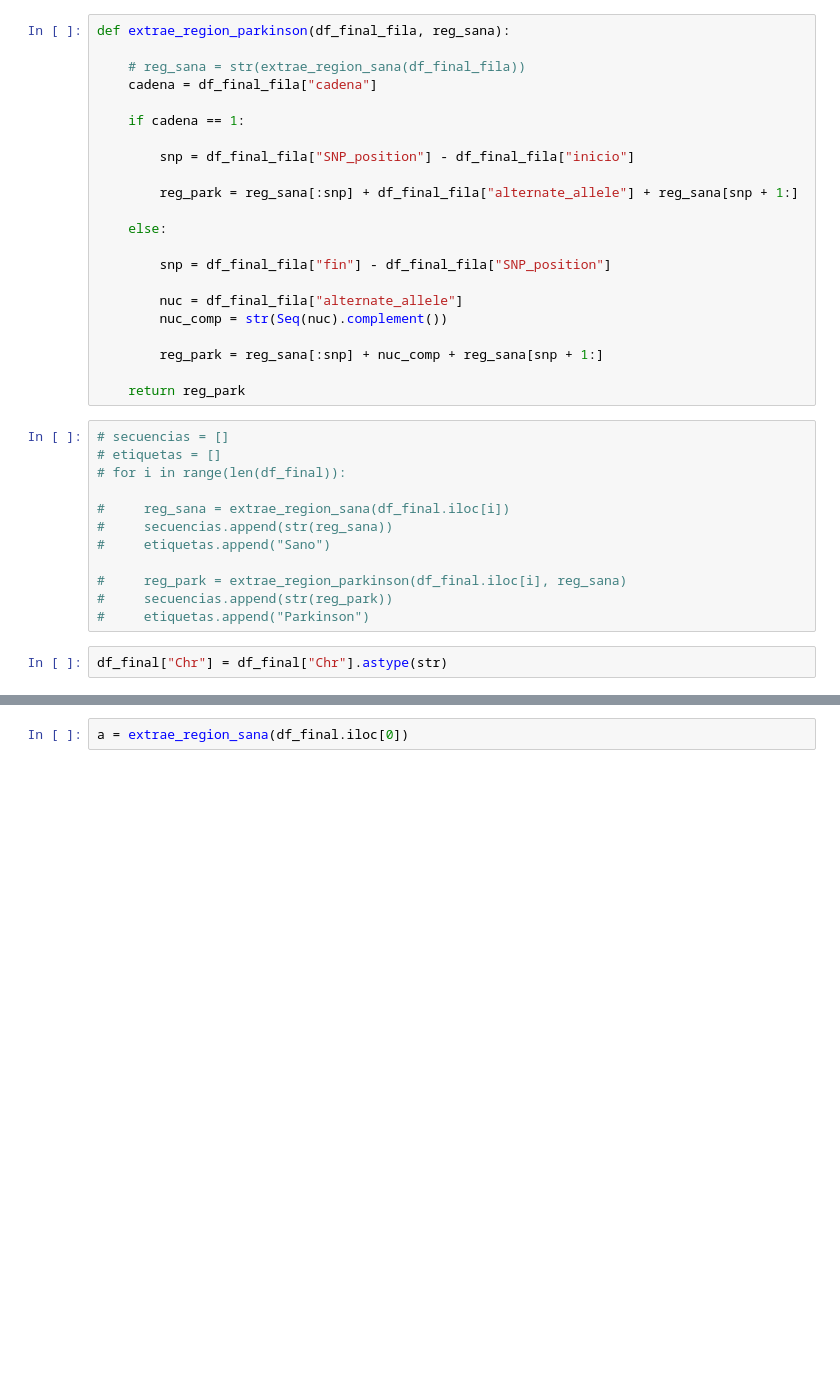
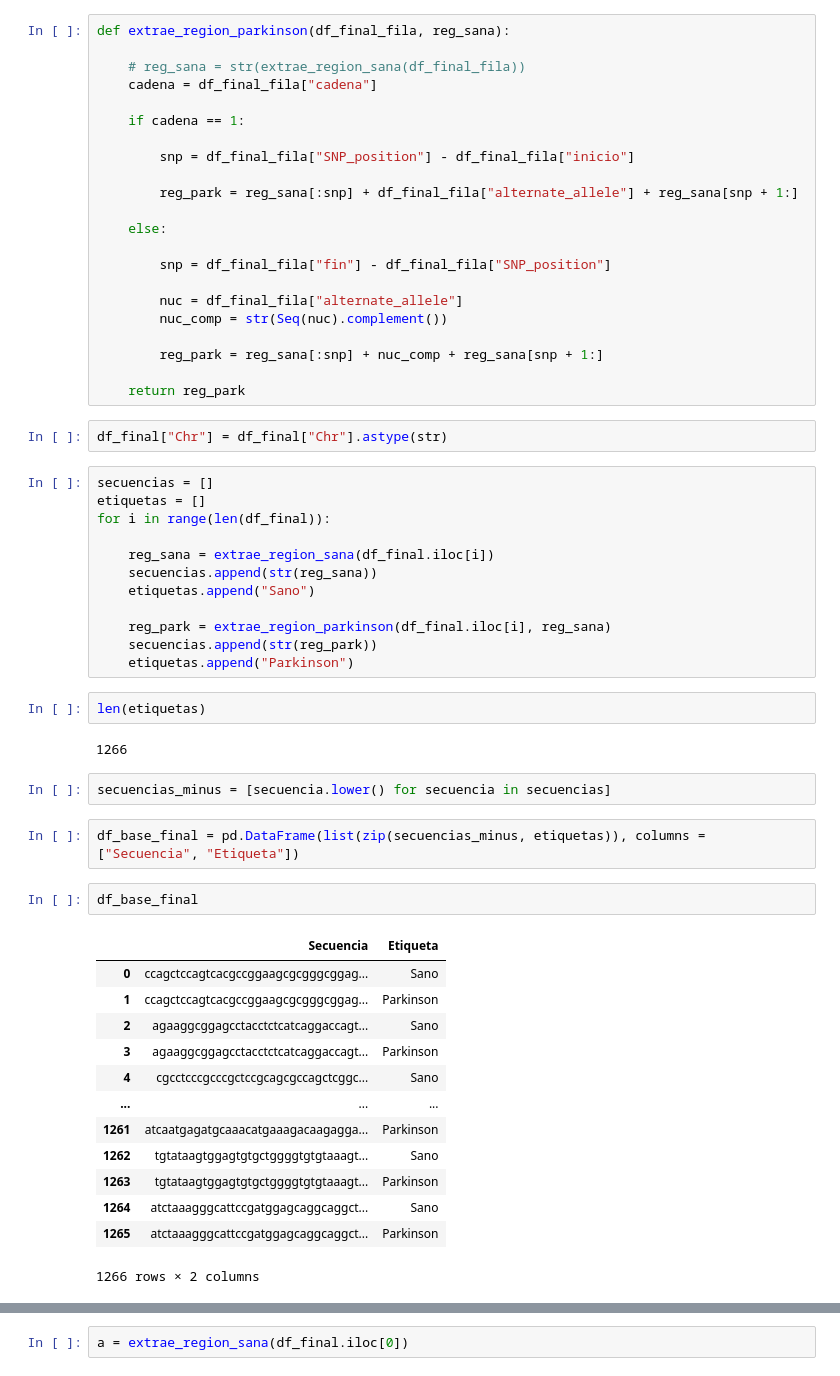
Before and after one commit to jbs1009/TFM_Jorge_Bermejo_Sacristan, a Jupyter notebook: Base_final.ipynb, the cells around one changed output, grey strips where cells are left out. Drawn from its saved outputs; the diff is of its cells as text; blank space fills up the shorter version.

Commit message:
Creada primera versión de base final
Se ha creado la primera versión de la base de datos final, con 1266 filas y 2 columnas (secuencia y etiqueta)

```diff
--- a/Base_final.ipynb
+++ b/Base_final.ipynb
@@ -223,17 +223,41 @@ def extrae_region_parkinson(df_final_fila, reg_sana):
         reg_park = reg_sana[:snp] + nuc_comp + reg_sana[snp + 1:]
 
     return reg_park
+# %%
+df_final["Chr"] = df_final["Chr"].astype(str)
 # %%
-# secuencias = []
-# etiquetas = []
-# for i in range(len(df_final)):
+secuencias = []
+etiquetas = []
+for i in range(len(df_final)):
 
-#     reg_sana = extrae_region_sana(df_final.iloc[i])
-#     secuencias.append(str(reg_sana))
-#     etiquetas.append("Sano")
+    reg_sana = extrae_region_sana(df_final.iloc[i])
+    secuencias.append(str(reg_sana))
+    etiquetas.append("Sano")
 
-#     reg_park = extrae_region_parkinson(df_final.iloc[i], reg_sana)
-#     secuencias.append(str(reg_park))
-#     etiquetas.append("Parkinson")
+    reg_park = extrae_region_parkinson(df_final.iloc[i], reg_sana)
+    secuencias.append(str(reg_park))
+    etiquetas.append("Parkinson")
 # %%
-df_final["Chr"] = df_final["Chr"].astype(str)
+len(etiquetas)
+# %% [output]
+1266
+# %%
+secuencias_minus = [secuencia.lower() for secuencia in secuencias]
+# %%
+df_base_final = pd.DataFrame(list(zip(secuencias_minus, etiquetas)), columns = ["Secuencia", "Etiqueta"])
+# %%
+df_base_final
+# %% [output]
+|  | Secuencia | Etiqueta |
+| 0 | ccagctccagtcacgccggaagcgcgggcggag... | Sano |
+| 1 | ccagctccagtcacgccggaagcgcgggcggag... | Parkinson |
+| 2 | agaaggcggagcctacctctcatcaggaccagt... | Sano |
+| 3 | agaaggcggagcctacctctcatcaggaccagt... | Parkinson |
+| 4 | cgcctcccgcccgctccgcagcgccagctcggc... | Sano |
+| ... | ... | ... |
+| 1261 | atcaatgagatgcaaacatgaaagacaagagga... | Parkinson |
+| 1262 | tgtataagtggagtgtgctggggtgtgtaaagt... | Sano |
+| 1263 | tgtataagtggagtgtgctggggtgtgtaaagt... | Parkinson |
+| 1264 | atctaaagggcattccgatggagcaggcaggct... | Sano |
+| 1265 | atctaaagggcattccgatggagcaggcaggct... | Parkinson |
+1266 rows × 2 columns
```
Also changed, not shown: parts of 1 cell of this notebook.
